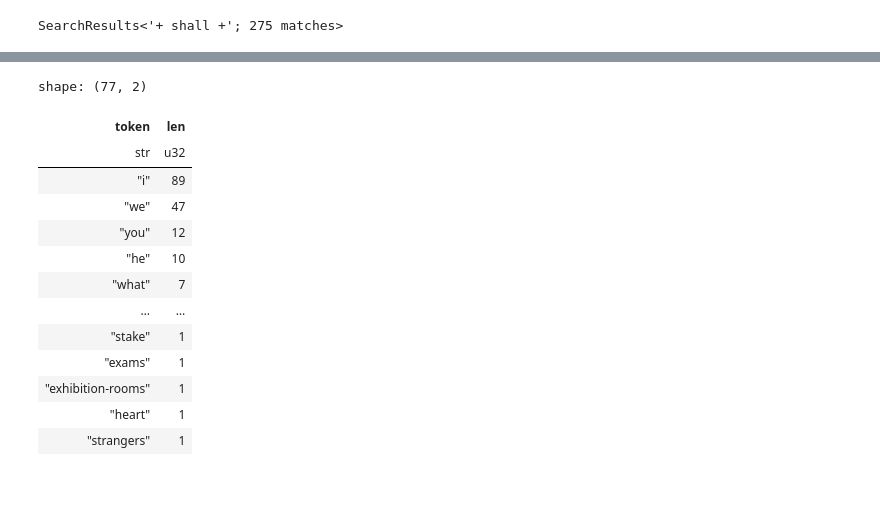
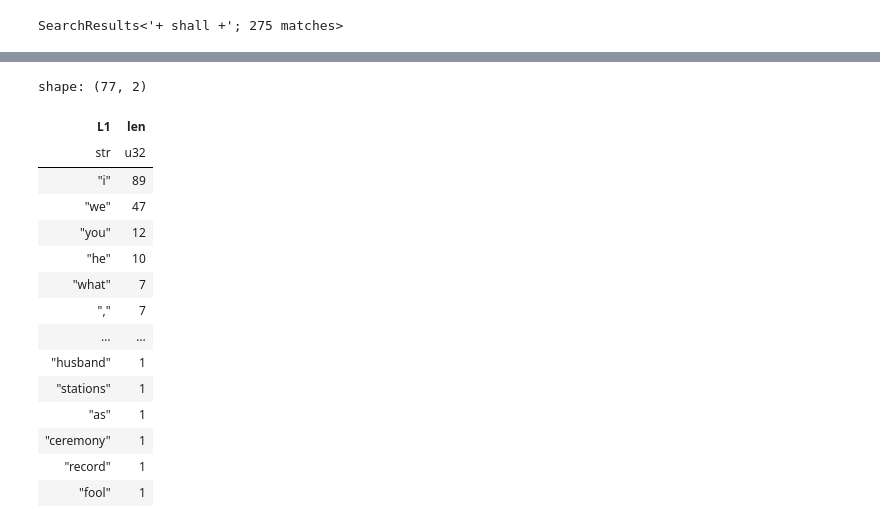
Before and after one commit to rmalouf/polars_corpus, a Jupyter notebook: docs/notebooks/concordance.ipynb, the cells around one changed output, grey strips where cells are left out. Cells and saved outputs as stored; diff of their text form; code cells hidden in the pictures; blank space fills up the shorter version.

```diff
--- a/docs/notebooks/concordance.ipynb
+++ b/docs/notebooks/concordance.ipynb
@@ -3,7 +13,10 @@
 # %%
-
 import polars as pl
 import polars.selectors as cs
 
 import polars_corpus as plc
 import great_tables as gt
+
+pl.Config.set_tbl_rows(12)
+pl.Config.set_fmt_table_cell_list_len(5)
+pl.Config.set_thousands_separator(",")
@@ -84,0 +142,4 @@ shape: (199, 2)
+# %%
+shall = plc.search(c, "shall")
+conc = shall.concordance(pl.col("token").str.to_lowercase(), window=5)
+conc
@@ -85,18 +167,19 @@ shape: (199, 2)
 # %%
-conc = m.concordance(pl.col('token').str.to_lowercase())
-conc.group_by(pl.col('token').list.first()).len().sort(by='len', descending=True)
+conc.group_by(plc.kwic("L1").alias("L1")).len().sort(by="len", descending=True)
 # %% [output]
 shape: (77, 2)
-| token | len |
+| L1 | len |
 | str | u32 |
 | "i" | 89 |
 | "we" | 47 |
 | "you" | 12 |
 | "he" | 10 |
 | "what" | 7 |
+| "," | 7 |
 | … | … |
-| "stake" | 1 |
-| "exams" | 1 |
-| "exhibition-rooms" | 1 |
-| "heart" | 1 |
-| "strangers" | 1 |
+| "husband" | 1 |
+| "stations" | 1 |
+| "as" | 1 |
+| "ceremony" | 1 |
+| "record" | 1 |
+| "fool" | 1 |
```
Also changed, not shown: parts of 36 cells of this notebook, 6 other files.
